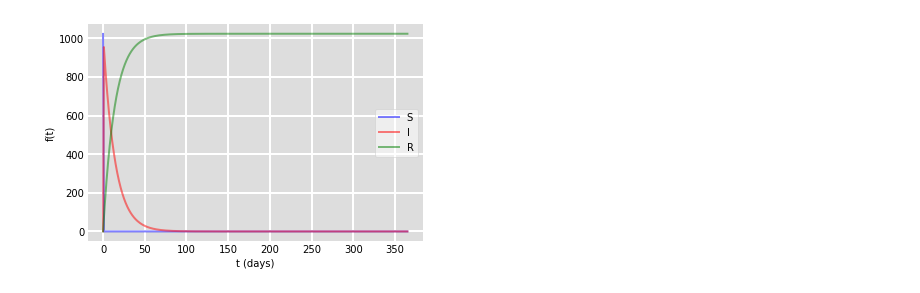
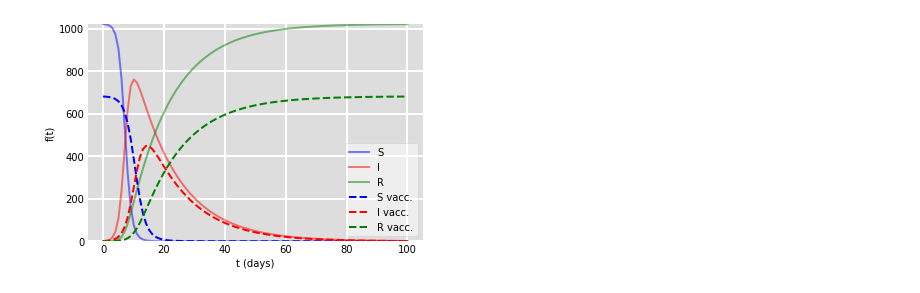
Before and after one commit to FurkanToprak/EpidemicModels, a Jupyter notebook: figure4.ipynb, the cells around one changed output. Cells and saved outputs as stored; diff of their text form; code cells hidden in the pictures.

Commit message:
Figure 4 done.

```diff
--- a/figure4.ipynb
+++ b/figure4.ipynb
@@ -9,40 +9,52 @@ N = 2 ** 10
 I0, R0 = 1, 0
 # Everyone else, S0, is susceptible to infection initially.
 S0 = N - I0 - R0
+vaccRate = 1 / 3
+SB0 = S0 * (1 - vaccRate)
+IB0 = I0
+RB0 = R0
+
 # Contact rate, beta, and mean recovery rate, gamma, (in 1/days).
-beta, gamma = 0.3, 1./14
+beta, gamma = 0.001, 1./14
 # A grid of time points (in days)
-t = np.linspace(0, 365, 365)
+t = np.linspace(0, 100, 100)
 
 # The SIR model differential equations.
 def deriv(y, t, N, beta, gamma):
-    S, I, R = y
+    SB, IB, RB, S, I, R = y
     dSdt = -beta * S * I
     dIdt = beta * S * I - gamma * I
     dRdt = gamma * I
-    return dSdt, dIdt, dRdt
+    dSBdt = -beta * SB * IB
+    dIBdt = beta * SB * IB - gamma * IB
+    dRBdt = gamma * IB
+    return dSBdt, dIBdt, dRBdt, dSdt, dIdt, dRdt
 
 # Initial conditions vector
-y0 = S0, I0, R0
+y0 = SB0, IB0, RB0, S0, I0, R0
 # Integrate the SIR equations over the time grid, t.
 ret = odeint(deriv, y0, t, args=(N, beta, gamma))
-S, I, R = ret.T
+SB, IB, RB, S, I, R = ret.T
 
 # Plot the data on three separate curves for S(t), I(t) and R(t)
 fig = plt.figure(facecolor='w')
 ax = fig.add_subplot(111, facecolor='#dddddd', axisbelow=True)
 ax.plot(t, S, 'b', alpha=0.5, lw=2, label='S')
 ax.plot(t, I, 'r', alpha=0.5, lw=2, label='I')
 ax.plot(t, R, 'g', alpha=0.5, lw=2, label='R')
+ax.plot(t, SB, 'b--', alpha=1, lw=2, label='S vacc.')
+ax.plot(t, IB, 'r--', alpha=1, lw=2, label='I vacc.')
+ax.plot(t, RB, 'g--', alpha=1, lw=2, label='R vacc.')
 ax.set_xlabel('t (days)')
 ax.set_ylabel('f(t)')
+ax.set_ylim((0, N))
 ax.yaxis.set_tick_params(length=0)
 ax.xaxis.set_tick_params(length=0)
 ax.grid(b=True, which='major', c='w', lw=2, ls='-')
 legend = ax.legend()
 legend.get_frame().set_alpha(0.5)
 for spine in ('top', 'right', 'bottom', 'left'):
     ax.spines[spine].set_visible(False)
 plt.show()
 # %% [output]
-[figure, old version]
+[figure, new version]
```
